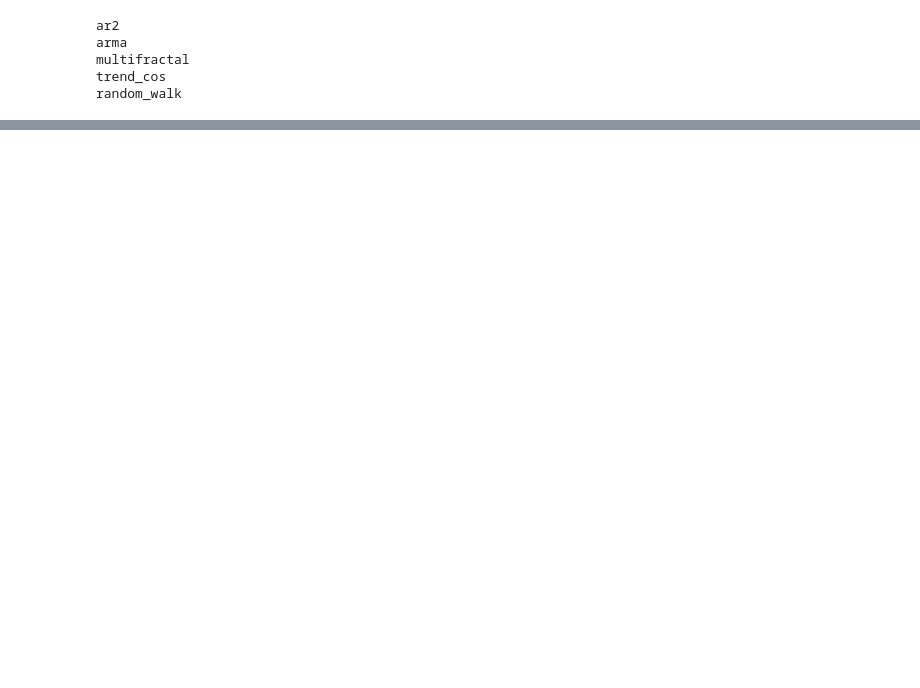
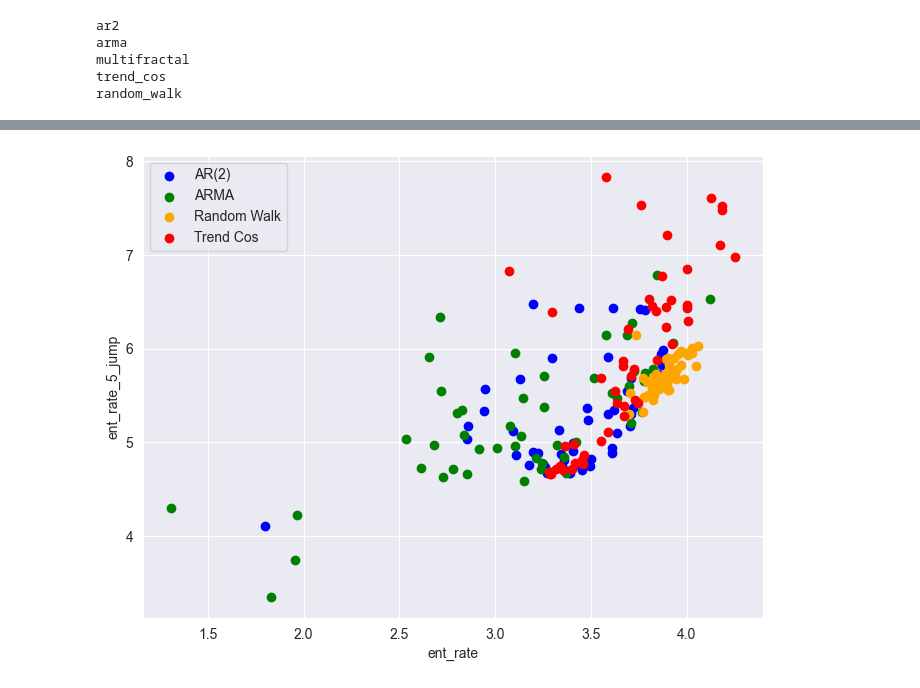
Before and after one commit to dynolab/predan, a Jupyter notebook: notebooks/check_entrpopy_rate.ipynb, the cells around one changed output, grey strips where cells are left out. Cells and saved outputs as stored; diff of their text form; code cells hidden in the pictures; blank space fills up the shorter version.

```diff
--- a/notebooks/check_entrpopy_rate.ipynb
+++ b/notebooks/check_entrpopy_rate.ipynb
@@ -435,0 +403,13 @@ plt.show()
+# %%
+plt.figure(figsize=(8, 6))
+plt.scatter(characteristics_df["ar2_ent_rate4"], characteristics_df["ar2_ent_rate4_5_jump"], color = 'b', label='AR(2)')
+plt.scatter(characteristics_df["arma_ent_rate4"], characteristics_df["arma_ent_rate4_5_jump"], color='g', label='ARMA')
+plt.scatter(characteristics_df["random_walk_ent_rate4"], characteristics_df["random_walk_ent_rate4_5_jump"], color="orange", label='Random Walk')
+plt.scatter(characteristics_df["trend_cos_ent_rate4"], characteristics_df["trend_cos_ent_rate4_5_jump"], color="red", label='Trend Cos')
+plt.xlabel('ent_rate')
+plt.ylabel('ent_rate_5_jump')
+plt.grid(True)
+plt.legend()
+plt.show()
+# %% [output]
+[figure, added]
```
Also changed, not shown: parts of 32 cells of this notebook, 5 other files.
